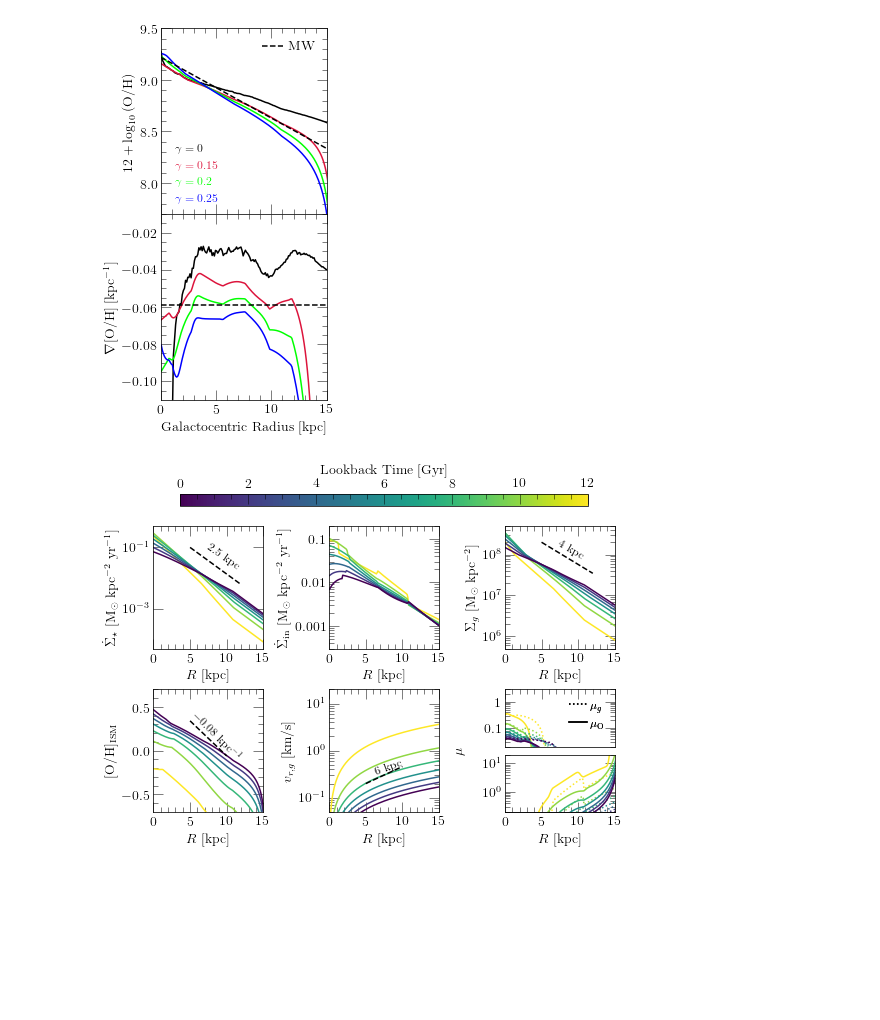
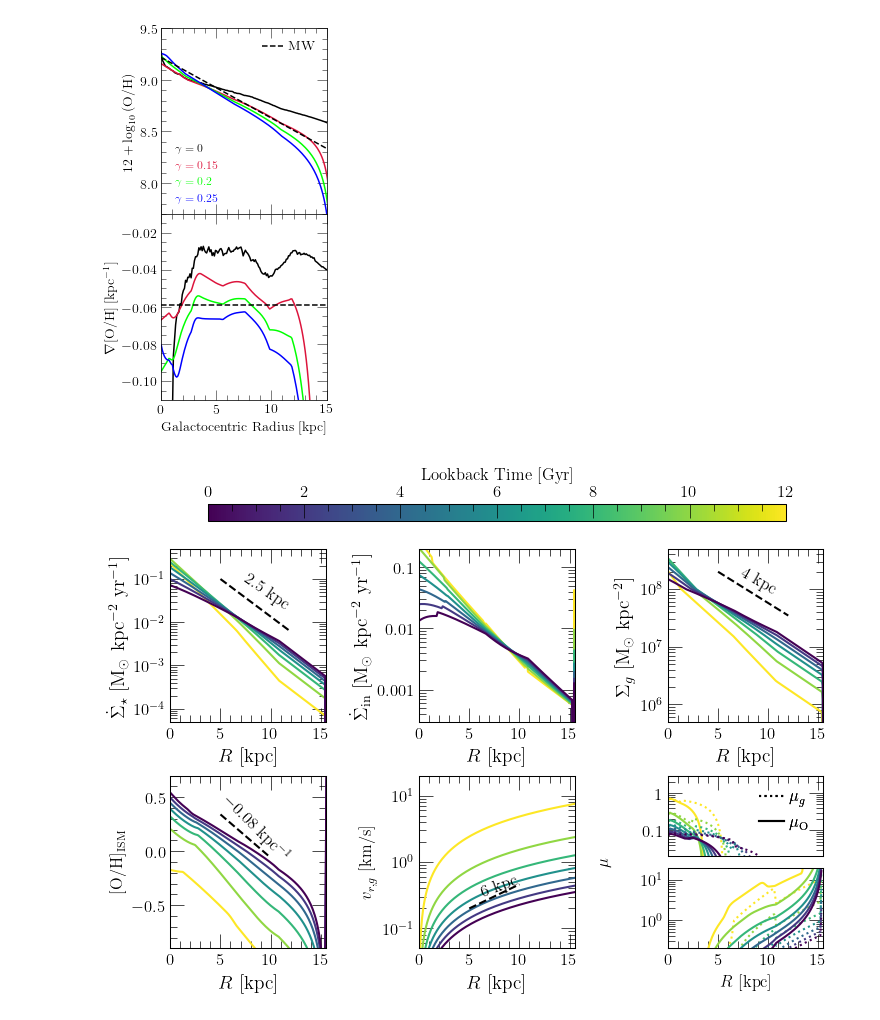
Before and after one commit to giganano/radial-flows, a Jupyter notebook: notebooks/potential-well-deepening.ipynb, the cells around one changed output. Saved outputs shown, nothing was run; the diff lists cells and outputs as text; code cells hidden in the pictures; blank space fills up the shorter version.

```diff
--- a/notebooks/potential-well-deepening.ipynb
+++ b/notebooks/potential-well-deepening.ipynb
@@ -108,13 +108,14 @@ plt.show()
 # %% [output]
 [figure]
 # %%
-output = vice.output("../outputs/potential_well_deepening/gamma0p1")
+# output = vice.output("../outputs/potential_well_deepening/gamma0p1")
+output = vice.output("../outputs/potential_well_deepening/gamma0p2")
 # %%
 LOOKBACKS = [12, 10, 8, 6, 4, 2, 0]
 # COLORS = ["crimson", "darkorange", "gold", "green", "blue", "darkviolet", "black"]
 COLORMAP = "viridis"
-XLIM = 6 * [[0, 15]]
-YLIM = [[5.e-5, 0.5], [3.e-4, 0.2], [5.e5, 5.e8], [-0.7, 0.7], [0.05, 20], [0.02, 3], [0.2, 20]]
+XLIM = 6 * [[0, 15.5]]
+YLIM = [[5.e-5, 0.5], [3.e-4, 0.2], [5.e5, 5.e8], [-0.9, 0.7], [0.05, 20], [0.02, 3], [0.2, 20]]
 
 fig = plt.figure(figsize = (7.5, 5.6))
 axes = 6 * [None]
@@ -241,32 +242,32 @@ plt.subplots_adjust(top = 0.82, wspace = 0.6)
 mu_split = 0.01
 cbar_ax.set_position([
     axes[0].get_position().x0 + 0.05,
     axes[0].get_position().y1 + 0.05,
     axes[2].get_position().x1 - axes[0].get_position().x0 - 0.1,
     0.03
 ])
 axes[-1].set_position([
     axes[-1].get_position().x0,
     (axes[-2].get_position().y0 + axes[-2].get_position().y1) / 2 + mu_split,
     axes[-1].get_position().x1 - axes[-1].get_position().x0,
     (axes[-2].get_position().y1 - axes[-2].get_position().y0) / 2 - mu_split
 ])
 bottom.set_position([
     axes[-1].get_position().x0,
     axes[-2].get_position().y0,
     axes[-1].get_position().x1 - axes[-1].get_position().x0,
     (axes[-2].get_position().y1 - axes[-2].get_position().y0) / 2 - mu_split
 ])
 dummy.set_position([
     bottom.get_position().x0,
     bottom.get_position().y0,
     bottom.get_position().x1 - bottom.get_position().x0,
     axes[-1].get_position().y1 - bottom.get_position().y0
 ])
 for ext in ["pdf", "jpeg"]:
     kwargs = {}
     if ext == "jpeg": kwargs["dpi"] = 200
-    plt.savefig("./potential-well-deepening/gamma0p1.%s" % (ext), **kwargs)
+    plt.savefig("./potential-well-deepening/gamma0p2.%s" % (ext), **kwargs)
 plt.show()
 # %% [output]
-[figure, old version]
+[figure, new version]
```
Also changed, not shown: parts of 1 cell of this notebook, 19 other files.
